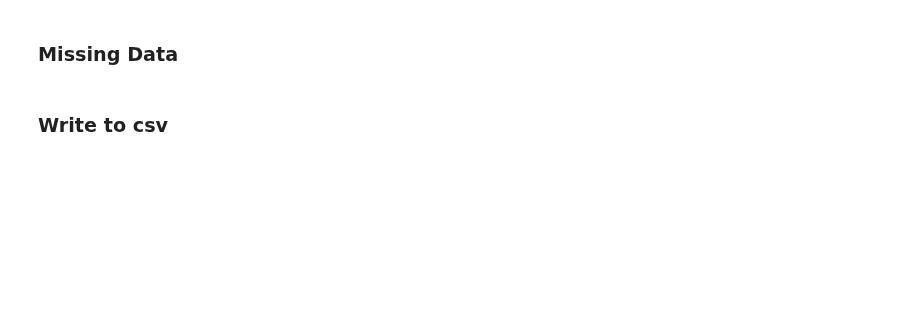
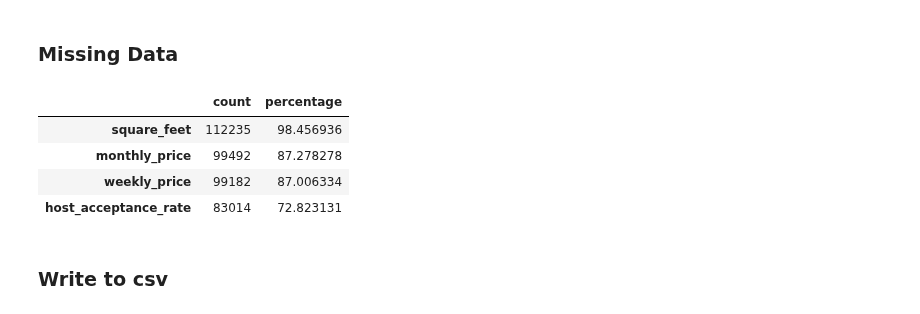
Before and after one commit to KishenSharma6/SF-Airbnb-Analysis, a Jupyter notebook: Project_Codes/01_Data_Cleaning/2020_0519_Listings_Data_Cleaning.ipynb, the cells around one changed output. Cells and saved outputs as stored; diff of their text form; code cells hidden in the pictures; blank space fills up the shorter version.

```diff
--- a/Project_Codes/01_Data_Cleaning/2020_0519_Listings_Data_Cleaning.ipynb
+++ b/Project_Codes/01_Data_Cleaning/2020_0519_Listings_Data_Cleaning.ipynb
@@ -210,11 +210,17 @@ display(df[objects].head())
 # %%
 #Import missing_calculator
 from Missing_Stats import missing_calculator
 
 #Store missing statistics about df
-missing =missing_calculator(df)
+missing = missing_calculator(df)
 
 #Capture index where percentage missing >40% and store list
-drop = missing.loc[missing.percentage > 40].index.tolist()
+missing.loc[missing.percentage > 40]
+# %% [output]
+|  | count | percentage |
+| square_feet | 112235 | 98.456936 |
+| monthly_price | 99492 | 87.278278 |
+| weekly_price | 99182 | 87.006334 |
+| host_acceptance_rate | 83014 | 72.823131 |
 # %%
 #Dropping square_feet, keeping the rest for now
```
Also changed, not shown: parts of 2 cells of this notebook, 2 other files.
